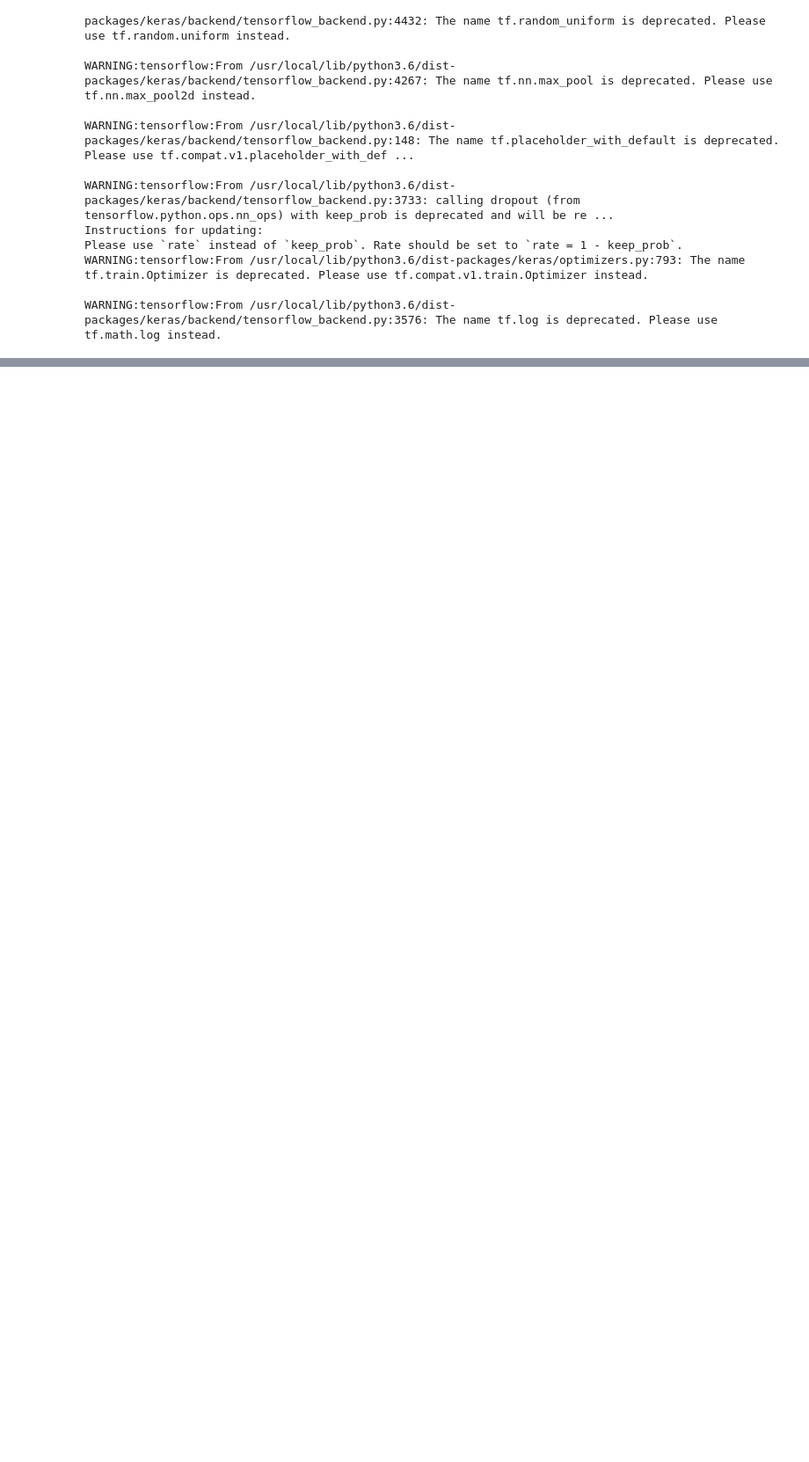
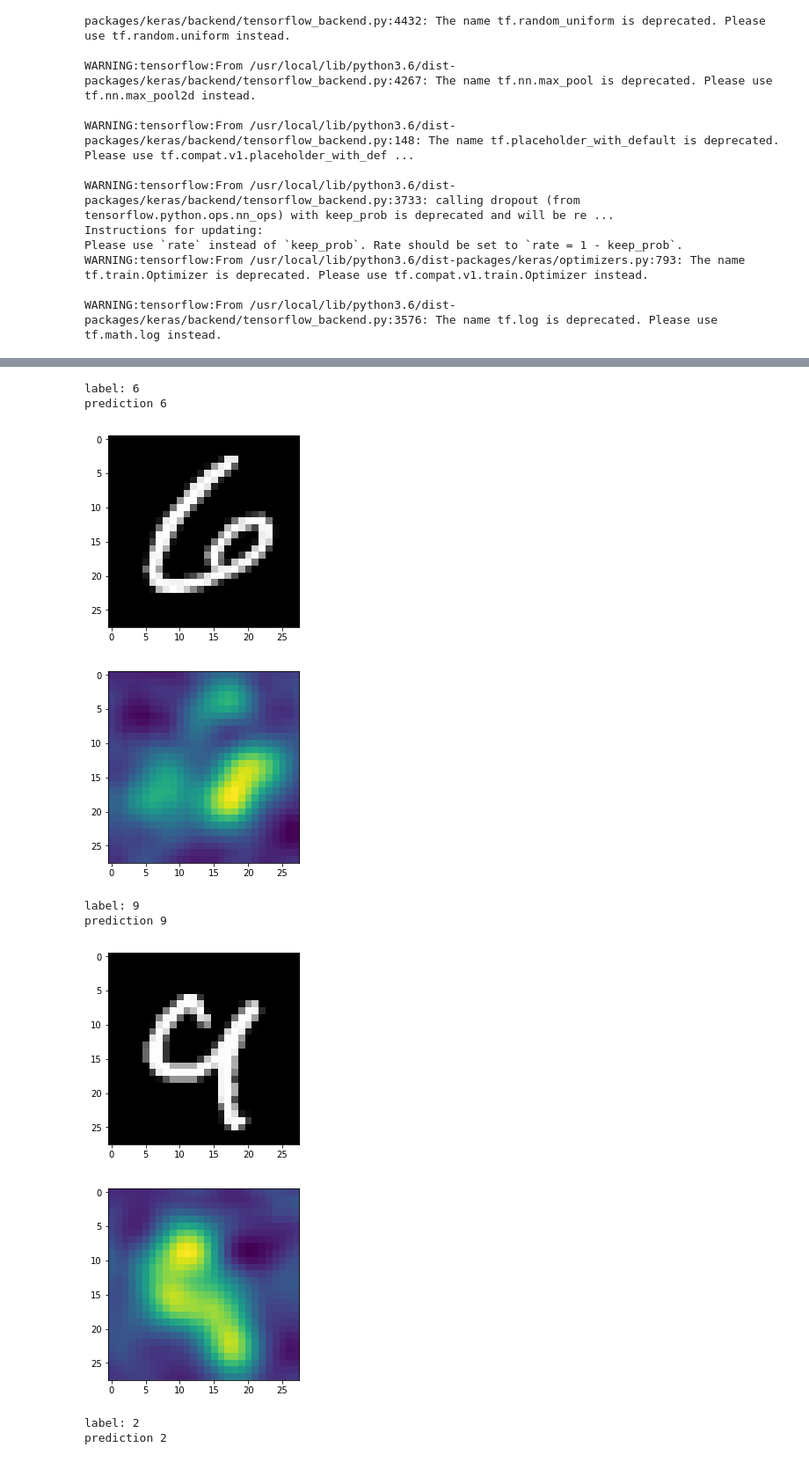
Before and after one commit to fabioanderegg/WANN, a Jupyter notebook: wann/mnist28x28_evaluate.ipynb, the cells around one changed output, grey strips where cells are left out. Shown at 88% size. Drawn from its saved outputs; the diff is of its cells as text; code cells hidden in the pictures; blank space fills up the shorter version.

```diff
--- a/wann/mnist28x28_evaluate.ipynb
+++ b/wann/mnist28x28_evaluate.ipynb
@@ -137,0 +252,13 @@ prediction 6
+# %%
+evaluate_rise('weights-72-0.9744-0.9918.hdf5')
+# %% [output]
+label: 6
+prediction 6
+[figure, added]
+[figure, added]
+label: 9
+prediction 9
+[figure, added]
+[figure, added]
+label: 2
+prediction 2
```
Also changed, not shown: parts of 9 cells of this notebook.
